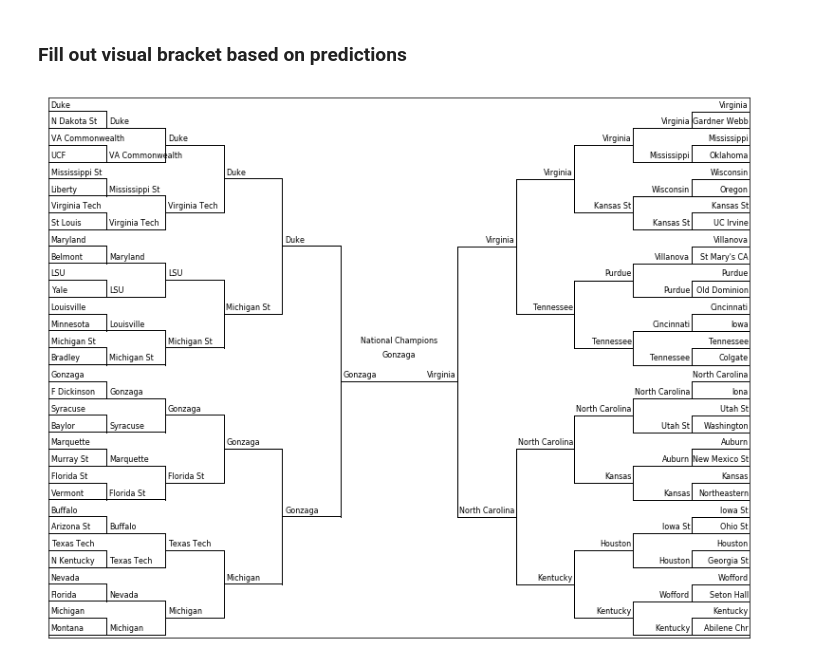
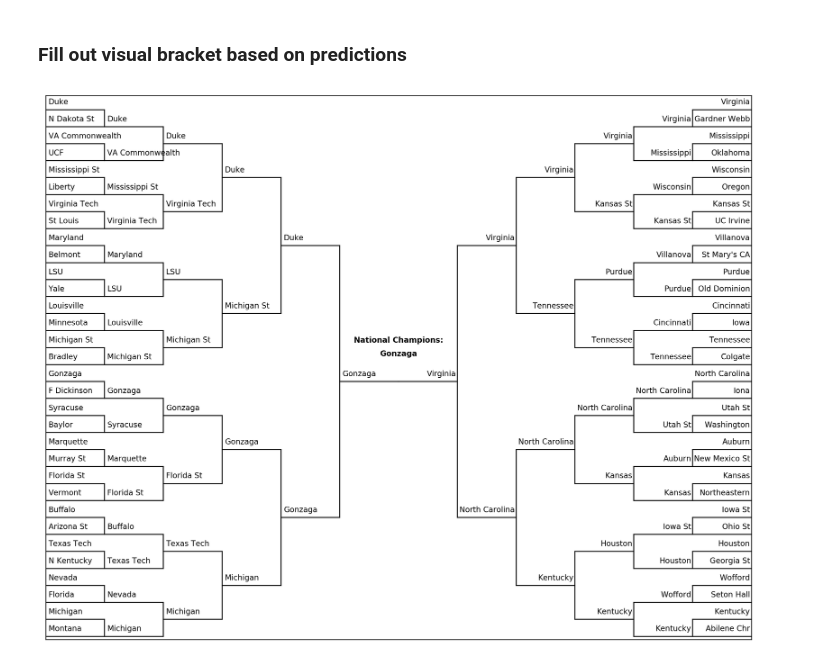
Before and after one commit to canemitz/march-madness-2019, a Jupyter notebook: four-factor-seeded-logreg.ipynb, the cells around one changed output. Drawn from its saved outputs; the diff is of its cells as text; code cells hidden in the pictures.

Commit message:
Add files via upload
Minor tweaks to image output

```diff
--- a/four-factor-seeded-logreg.ipynb
+++ b/four-factor-seeded-logreg.ipynb
@@ -549,7 +549,7 @@ import matplotlib.lines as mlines
 %matplotlib inline
 
 # make a figure and axes
-fig, ax = plt.subplots(figsize = (11,8.5))
+fig, ax = plt.subplots(figsize = (11,8.5), dpi=300)
 fig.tight_layout()
 
 # turn off tick marks and labels
@@ -581,7 +581,7 @@ for r in [1,2,3,4,5,6]: #range(len(rounds_dict)):
 
         # draw horizontal bracket lines
         yht = (1/48) + (1/(lcurr/2))
-        line1 = mlines.Line2D([xL, xL+(1/12)], [yL-(1/50), yL-(1/50)], lw=1, color='k')
+        line1 = mlines.Line2D([xL, xL+(1/12)], [yL-(1/48), yL-(1/48)], lw=1, color='k')
         ax.add_line(line1)
 
         # draw vertical connector lines for every other team
@@ -596,33 +596,36 @@ for r in [1,2,3,4,5,6]: #range(len(rounds_dict)):
     # place teams on right side
     for t in range(lcurr//2, lcurr):
         # write team names
         tid = rounds_dict[rcurr][t]
         tname = teams.loc[teams['TeamID'] == tid]['TeamName'].item()
         ax.text(xR-(1/512), yR, tname, horizontalalignment='right', verticalalignment='top')
 
         # draw horizontal bracket lines
         yht = (1/48) + (1/(lcurr/2))
         line1 = mlines.Line2D([xR, xR-(1/12)], [yR-(1/48), yR-(1/48)], lw=1, color='k')
         ax.add_line(line1)
 
         # draw vertical connector lines for every other team
         if (t%2 == 0) & (r < 6):
             line2 = mlines.Line2D([xR-(1/12), xR-(1/12)], [yR-(1/48), yR-(yht)], lw=1, color='k')
             ax.add_line(line2)
 
         # adjust y position for next team
         yR -= 1/(lcurr//2)
 
     # change x and y positions for the next round
     xL += 1/12
     xR -= 1/12
     yL = .995-(1/(lcurr//2))
     yR = .995-(1/(lcurr//2))
 
 # place winning team in center
 tid = rounds_dict['round7'][0]
 tname = teams.loc[teams['TeamID'] == tid]['TeamName'].item()
-ax.text(0.5,0.55, 'National Champions', horizontalalignment='center', verticalalignment='center')
-ax.text(0.5,0.525, tname, horizontalalignment='center', verticalalignment='center');
+ax.text(0.5,0.55, 'National Champions:', horizontalalignment='center', verticalalignment='center', weight='bold')
+ax.text(0.5,0.525, tname, horizontalalignment='center', verticalalignment='center', weight='bold');
+
+# save bracket image to file
+plt.savefig('bracket2019.png')
 # %% [output]
-[figure, old version]
+[figure, new version]
```
Also changed, not shown: parts of 1 cell of this notebook.
